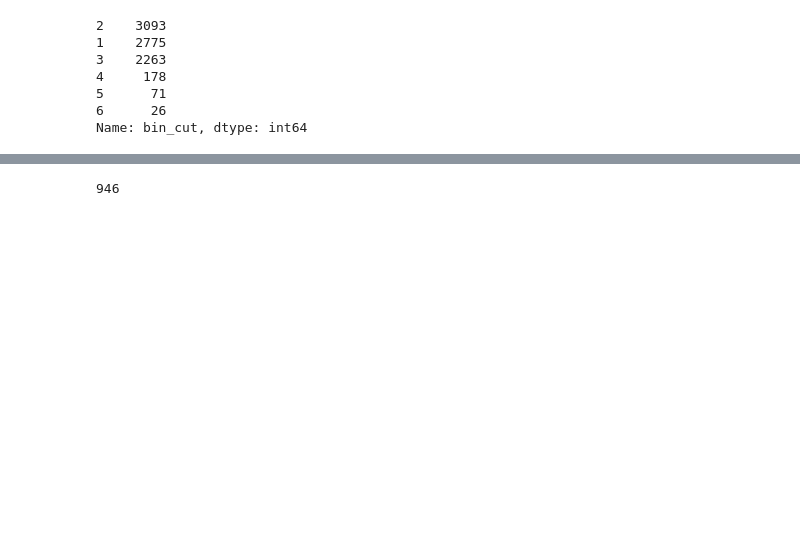
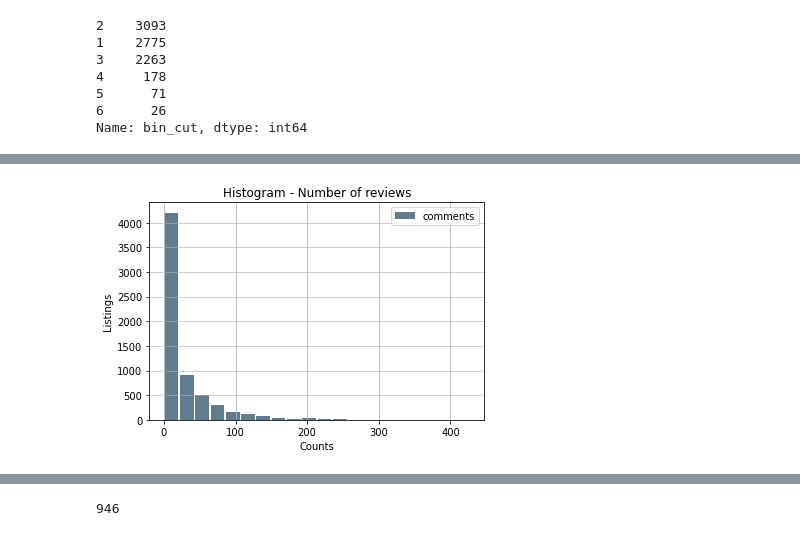
Before and after one commit to dianaionascu15/airbnb-nlp, a Jupyter notebook: airbnb_nlp.ipynb, the cells around one changed output, grey strips where cells are left out. Drawn from its saved outputs; the diff is of its cells as text; code cells hidden in the pictures; blank space fills up the shorter version.

```diff
--- a/airbnb_nlp.ipynb
+++ b/airbnb_nlp.ipynb
@@ -258,0 +293,11 @@ df = reviews.groupby('listing_id').agg({'comments': pd.Series.nunique}) ##6428
+# %%
+# Histogram - number of reviews
+#size, scale = 1000, 10
+reviews_check.plot.hist(grid=True, bins=20, rwidth=0.9,
+                   color='#607c8e')
+plt.title('Histogram - Number of reviews')
+plt.xlabel('Counts')
+plt.ylabel('Listings')
+plt.grid(axis='y', alpha=0.75)
+# %% [output]
+[figure, added]
```
Also changed, not shown: parts of 50 cells of this notebook.
